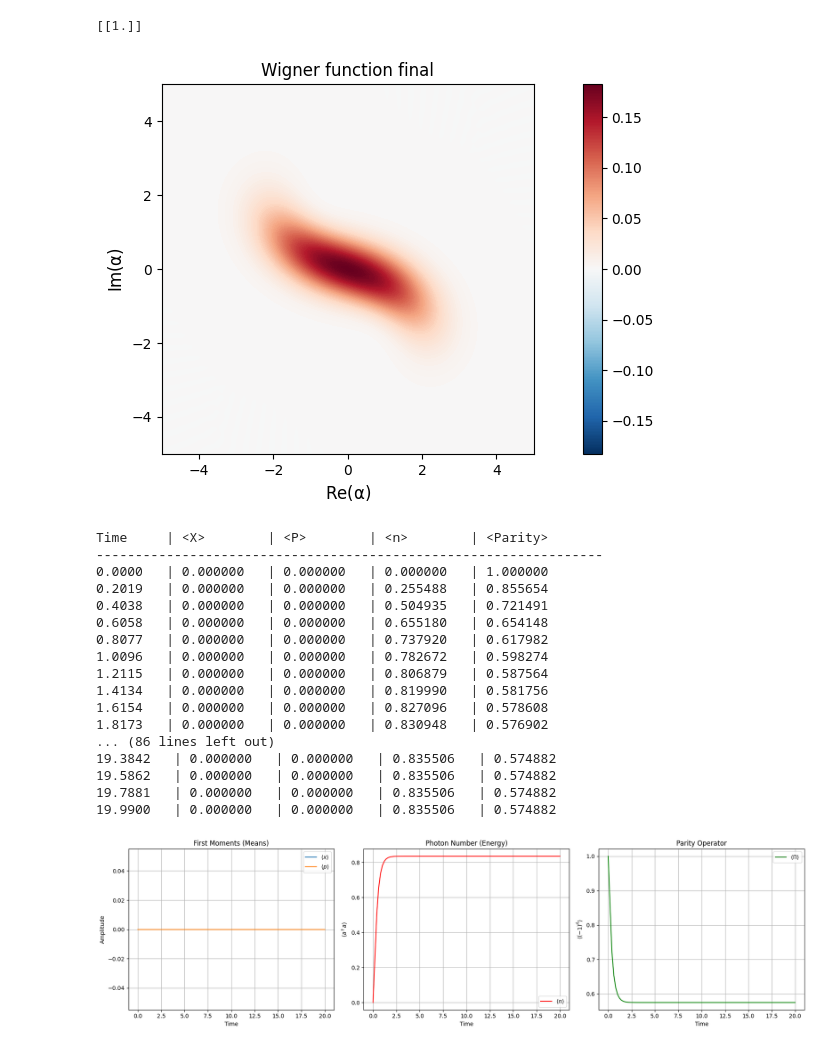
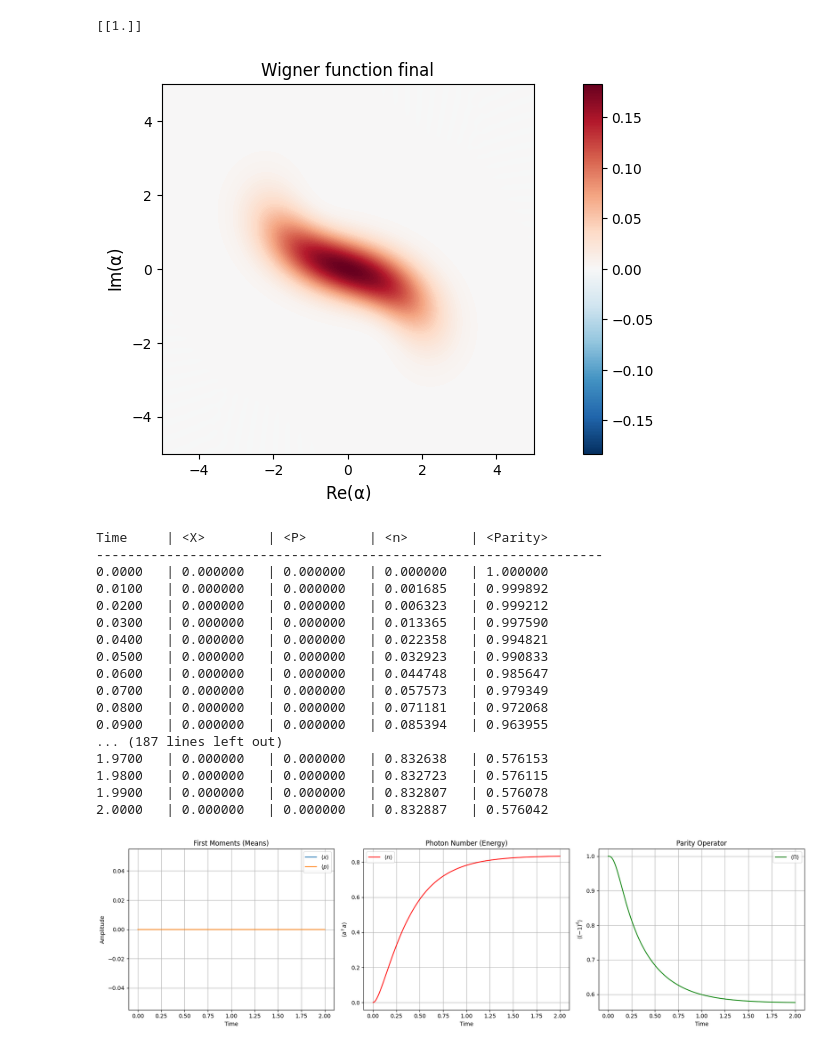
Before and after one commit to shreychowdhary/CS653-Project, a Jupyter notebook: exact.ipynb, the cells around one changed output. Cells and saved outputs as stored; diff of their text form; code cells hidden in the pictures.

```diff
--- a/exact.ipynb
+++ b/exact.ipynb
@@ -13,8 +13,8 @@ gamma = 10      # Single-photon loss rate
 # Simulation parameters
 N = 100            # Hilbert space cutoff (must be high enough to capture squeezing)
 t_start = 0.0
-t_end = 19.99
-steps = 100       # Higher resolution than the Euler step
+t_end = 2
+steps = 201       # Higher resolution than the Euler step
 tlist = np.linspace(t_start, t_end, steps)
 
 # --- 2. Operators ---
@@ -83,48 +83,48 @@ ax[0].plot(tlist, means_p, label=r'$\langle p \rangle$')
 ax[0].set_title("First Moments (Means)")
 ax[0].set_xlabel("Time")
 ax[0].set_ylabel("Amplitude")
 ax[0].legend()
 ax[0].grid(True)
 
 # Plot Photon Number
 ax[1].plot(tlist, means_n, label=r'$\langle n \rangle$', color='r')
 ax[1].set_title("Photon Number (Energy)")
 ax[1].set_xlabel("Time")
 ax[1].set_ylabel(r"$\langle a^\dagger a \rangle$")
 ax[1].legend()
 ax[1].grid(True)
 
 # Plot Parity
 ax[2].plot(tlist, means_parity, label=r'$\langle \Pi \rangle$', color='g')
 ax[2].set_title("Parity Operator")
 ax[2].set_xlabel("Time")
 ax[2].set_ylabel(r"$\langle (-1)^{\hat{n}} \rangle$")
 ax[2].legend()
 ax[2].grid(True)
 
 plt.tight_layout()
 plt.show()
 # %% [output]
 [[1.]]
 [figure]
 Time     | <X>        | <P>        | <n>        | <Parity>
 -----------------------------------------------------------------
 0.0000   | 0.000000   | 0.000000   | 0.000000   | 1.000000
-0.2019   | 0.000000   | 0.000000   | 0.255488   | 0.855654
-0.4038   | 0.000000   | 0.000000   | 0.504935   | 0.721491
-0.6058   | 0.000000   | 0.000000   | 0.655180   | 0.654148
-0.8077   | 0.000000   | 0.000000   | 0.737920   | 0.617982
-1.0096   | 0.000000   | 0.000000   | 0.782672   | 0.598274
-1.2115   | 0.000000   | 0.000000   | 0.806879   | 0.587564
-1.4134   | 0.000000   | 0.000000   | 0.819990   | 0.581756
-1.6154   | 0.000000   | 0.000000   | 0.827096   | 0.578608
-1.8173   | 0.000000   | 0.000000   | 0.830948   | 0.576902
-... (86 lines left out)
-19.3842   | 0.000000   | 0.000000   | 0.835506   | 0.574882
-19.5862   | 0.000000   | 0.000000   | 0.835506   | 0.574882
-19.7881   | 0.000000   | 0.000000   | 0.835506   | 0.574882
-19.9900   | 0.000000   | 0.000000   | 0.835506   | 0.574882
+0.0100   | 0.000000   | 0.000000   | 0.001685   | 0.999892
+0.0200   | 0.000000   | 0.000000   | 0.006323   | 0.999212
+0.0300   | 0.000000   | 0.000000   | 0.013365   | 0.997590
+0.0400   | 0.000000   | 0.000000   | 0.022358   | 0.994821
+0.0500   | 0.000000   | 0.000000   | 0.032923   | 0.990833
+0.0600   | 0.000000   | 0.000000   | 0.044748   | 0.985647
+0.0700   | 0.000000   | 0.000000   | 0.057573   | 0.979349
+0.0800   | 0.000000   | 0.000000   | 0.071181   | 0.972068
+0.0900   | 0.000000   | 0.000000   | 0.085394   | 0.963955
+... (187 lines left out)
+1.9700   | 0.000000   | 0.000000   | 0.832638   | 0.576153
+1.9800   | 0.000000   | 0.000000   | 0.832723   | 0.576115
+1.9900   | 0.000000   | 0.000000   | 0.832807   | 0.576078
+2.0000   | 0.000000   | 0.000000   | 0.832887   | 0.576042
-[figure, old version]
+[figure, new version]
 # %%
 import numpy as np
 import qutip as qt
```
Also changed, not shown: parts of 1 cell of this notebook, 6 other files.
